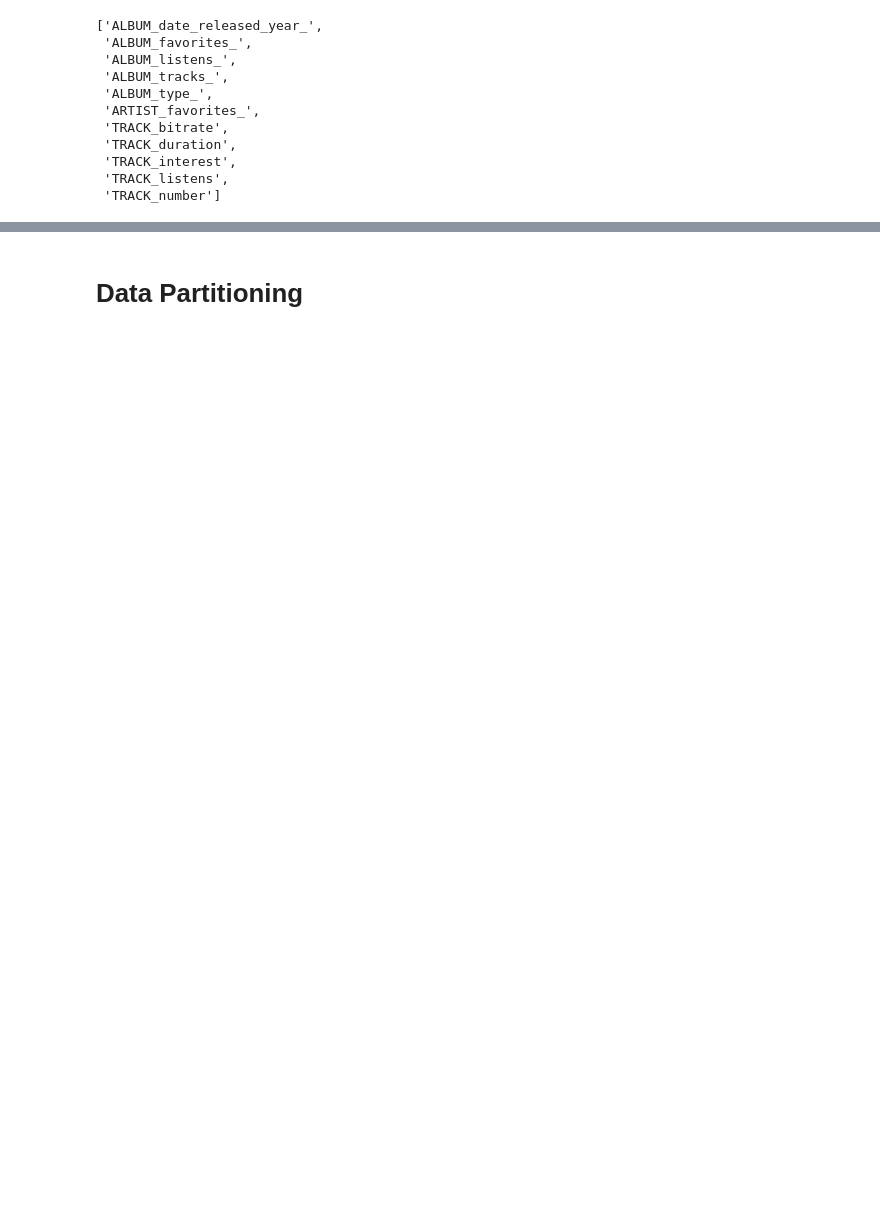
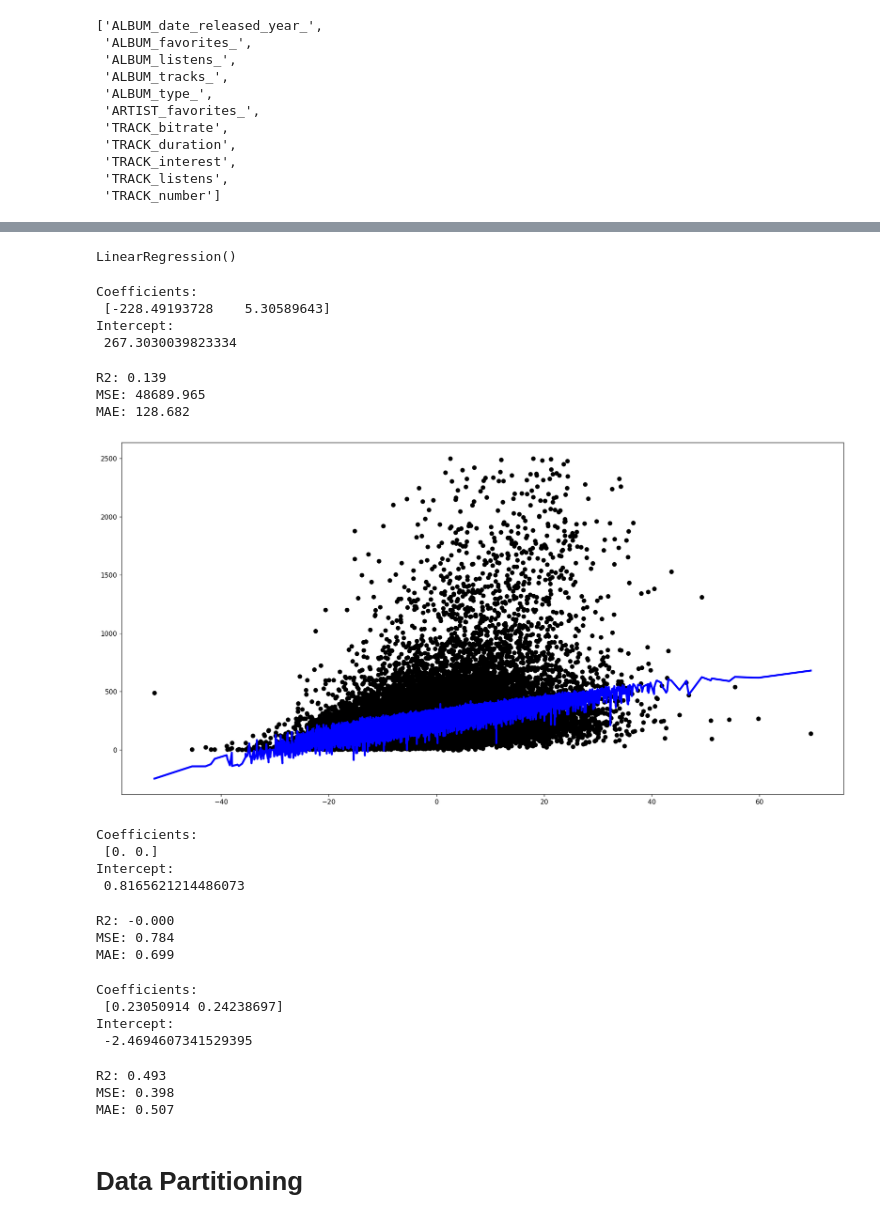
Before and after one commit to cri98li/Data-Mining-2-Project-ts-classification, a Jupyter notebook: Fase 2.3 (Regressione).ipynb, the cells around one changed output, grey strips where cells are left out. Saved outputs shown, nothing was run; the diff lists cells and outputs as text; code cells hidden in the pictures; blank space fills up the shorter version.

Commit message:
Regressione aggiornato

```diff
--- a/Fase 2.3 (Regressione).ipynb
+++ b/Fase 2.3 (Regressione).ipynb
@@ -214,0 +217,53 @@ for col in column2encode:
+# %%
+#pca = PCA(n_components=2)
+#pca.fit(df[df["TRACK_duration"] < 2500][attributes])
+#X_pca = pca.transform(df[df["TRACK_duration"] < 2500][attributes])
+
+df0 = df[df["TRACK_duration"] < 2500]
+
+X = df0[["chroma_censmax", "spectral_contrastmax"]].values
+y = df0["TRACK_duration"]
+
+X_train, X_test, y_train, y_test = train_test_split(X, y, test_size=0.3, random_state=100)
+# %%
+reg = LinearRegression()
+reg.fit(X_train, y_train)
+# %% [output]
+LinearRegression()
+# %%
+print('Coefficients: \n', reg.coef_)
+print('Intercept: \n', reg.intercept_)
+# %% [output]
+Coefficients:
+ [-228.49193728    5.30589643]
+Intercept:
+ 267.3030039823334
+# %%
+y_pred = reg.predict(X_test)
+# %%
+print('R2: %.3f' % r2_score(y_test, y_pred))
+print('MSE: %.3f' % mean_squared_error(y_test, y_pred))
+print('MAE: %.3f' % mean_absolute_error(y_test, y_pred))
+# %% [output]
+R2: 0.139
+MSE: 48689.965
+MAE: 128.682
+# %%
+x_values = sorted([v for v in X_test.T[1]])
+y_values = y_pred[np.argsort(X_test.T[1])]
+# %%
+plt.scatter(X_test.T[1], y_test,  color='black')
+plt.plot(x_values, y_values, color='blue', linewidth=3)
+plt.show()
+# %% [output]
+[figure, added]
+# %%
+reg = Lasso()
+reg.fit(X_train, y_train)
+print('Coefficients: \n', reg.coef_)
+print('Intercept: \n', reg.intercept_)
+# %% [output]
+Coefficients:
+ [0. 0.]
+Intercept:
+ 0.8165621214486073
@@ -214,0 +272,18 @@ for col in column2encode:
+# %%
+print('R2: %.3f' % r2_score(y_test, y_pred))
+print('MSE: %.3f' % mean_squared_error(y_test, y_pred))
+print('MAE: %.3f' % mean_absolute_error(y_test, y_pred))
+# %% [output]
+R2: -0.000
+MSE: 0.784
+MAE: 0.699
+# %%
+reg = Ridge()
+reg.fit(X_train, y_train)
+print('Coefficients: \n', reg.coef_)
+print('Intercept: \n', reg.intercept_)
+# %% [output]
+Coefficients:
+ [0.23050914 0.24238697]
+Intercept:
+ -2.4694607341529395
@@ -215,2 +292,10 @@ for col in column2encode:
+# %%
+print('R2: %.3f' % r2_score(y_test, y_pred))
+print('MSE: %.3f' % mean_squared_error(y_test, y_pred))
+print('MAE: %.3f' % mean_absolute_error(y_test, y_pred))
+# %% [output]
+R2: 0.493
+MSE: 0.398
+MAE: 0.507
 # %% [markdown]
 # Data Partitioning
```
Also changed, not shown: parts of 12 cells of this notebook, 1 other file.
